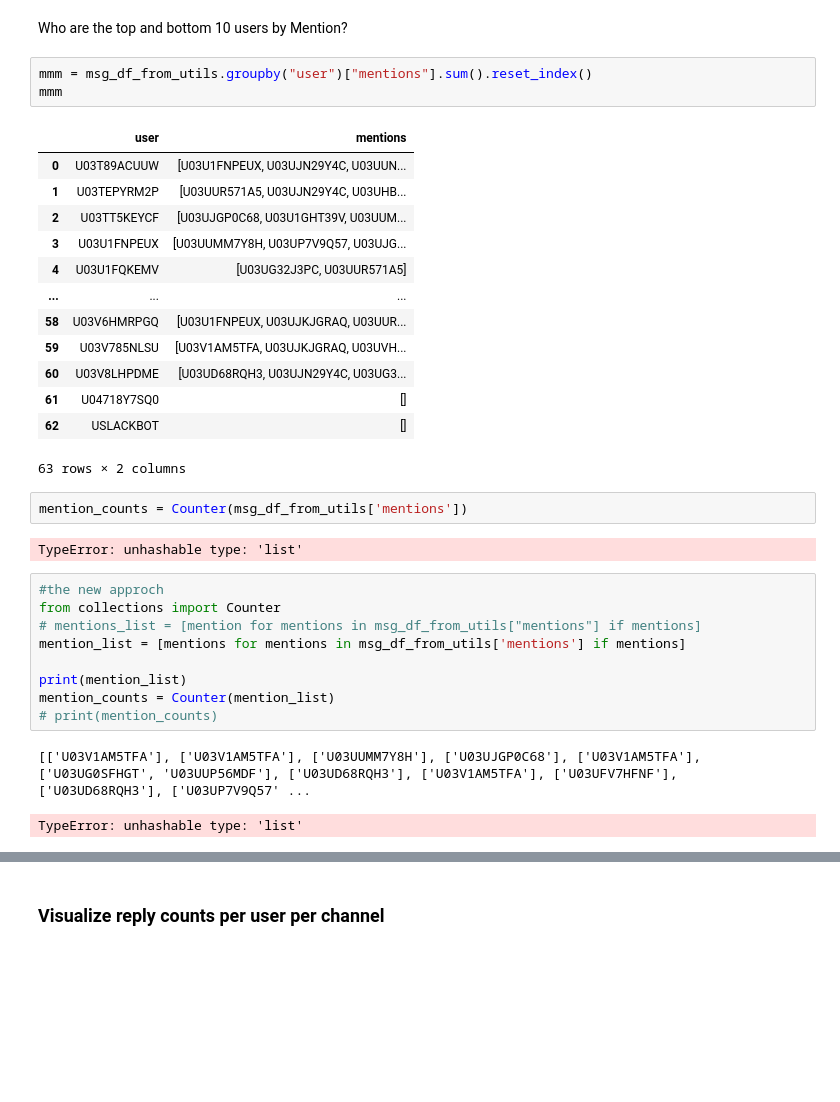
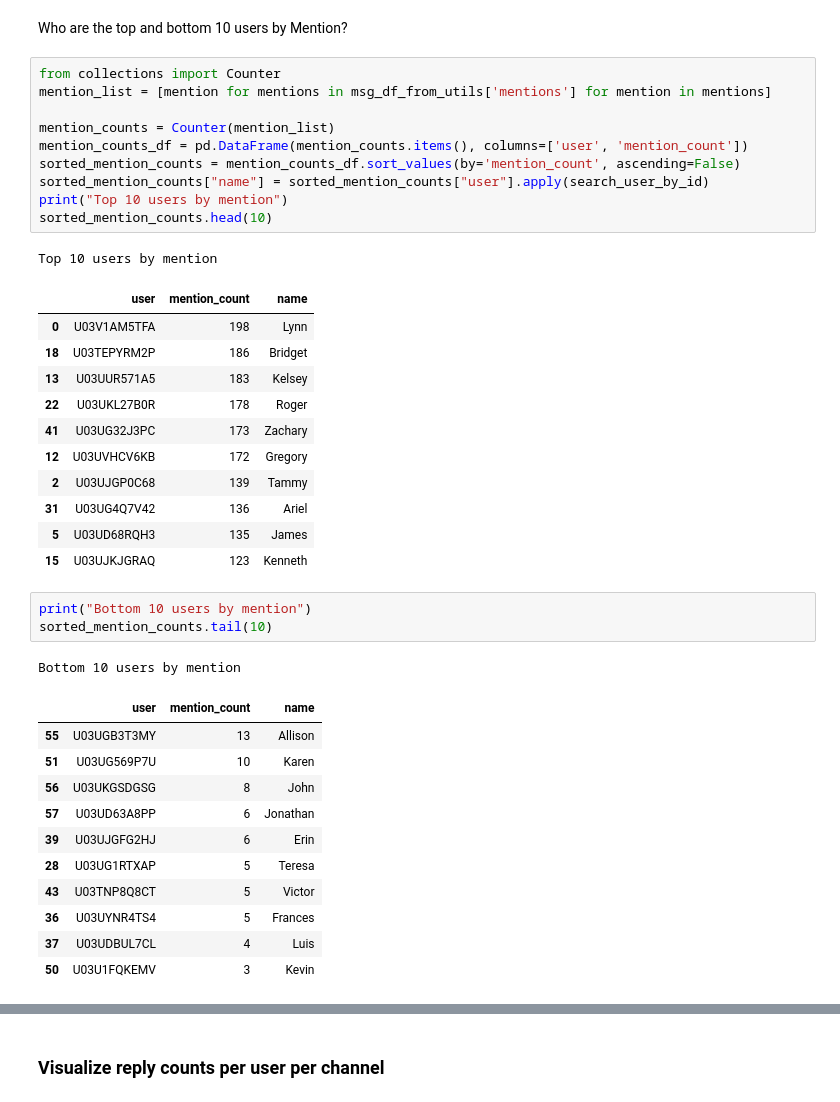
Before and after one commit to mussewold/week0_starter_network_analysis, a Jupyter notebook: notebooks/parse_slack_data.ipynb, the cells around one changed output, grey strips where cells are left out. Drawn from its saved outputs; the diff is of its cells as text; blank space fills up the shorter version.

```diff
--- a/notebooks/parse_slack_data.ipynb
+++ b/notebooks/parse_slack_data.ipynb
@@ -408,36 +392,42 @@ Bottom 10:
 | 66 | U03VAH809FC | 1 | Stephanie |
 # %% [markdown]
 Who are the top and bottom 10 users by Mention?
-# %%
-mmm = msg_df_from_utils.groupby("user")["mentions"].sum().reset_index()
-mmm
-# %% [output]
-|  | user | mentions |
-| 0 | U03T89ACUUW | [U03U1FNPEUX, U03UJN29Y4C, U03UUN... |
-| 1 | U03TEPYRM2P | [U03UUR571A5, U03UJN29Y4C, U03UHB... |
-| 2 | U03TT5KEYCF | [U03UJGP0C68, U03U1GHT39V, U03UUM... |
-| 3 | U03U1FNPEUX | [U03UUMM7Y8H, U03UP7V9Q57, U03UJG... |
-| 4 | U03U1FQKEMV | [U03UG32J3PC, U03UUR571A5] |
-| ... | ... | ... |
-| 58 | U03V6HMRPGQ | [U03U1FNPEUX, U03UJKJGRAQ, U03UUR... |
-| 59 | U03V785NLSU | [U03V1AM5TFA, U03UJKJGRAQ, U03UVH... |
-| 60 | U03V8LHPDME | [U03UD68RQH3, U03UJN29Y4C, U03UG3... |
-| 61 | U04718Y7SQ0 | [] |
-| 62 | USLACKBOT | [] |
-63 rows × 2 columns
-# %%
-mention_counts = Counter(msg_df_from_utils['mentions'])
-# %% [output]
-TypeError: unhashable type: 'list'
-# %%
-#the new approch
-from collections import Counter
-# mentions_list = [mention for mentions in msg_df_from_utils["mentions"] if mentions]
-mention_list = [mentions for mentions in msg_df_from_utils['mentions'] if mentions]
-
-print(mention_list)
-mention_counts = Counter(mention_list)
-# print(mention_counts)
-# %% [output]
-[['U03V1AM5TFA'], ['U03V1AM5TFA'], ['U03UUMM7Y8H'], ['U03UJGP0C68'], ['U03V1AM5TFA'], ['U03UG0SFHGT', 'U03UUP56MDF'], ['U03UD68RQH3'], ['U03V1AM5TFA'], ['U03UFV7HFNF'], ['U03UD68RQH3'], ['U03UP7V9Q57' ...
-TypeError: unhashable type: 'list'
+# %%
+from collections import Counter
+mention_list = [mention for mentions in msg_df_from_utils['mentions'] for mention in mentions]
+
+mention_counts = Counter(mention_list)
+mention_counts_df = pd.DataFrame(mention_counts.items(), columns=['user', 'mention_count'])
+sorted_mention_counts = mention_counts_df.sort_values(by='mention_count', ascending=False)
+sorted_mention_counts["name"] = sorted_mention_counts["user"].apply(search_user_by_id)
+print("Top 10 users by mention")
+sorted_mention_counts.head(10)
+# %% [output]
+Top 10 users by mention
+|  | user | mention_count | name |
+| 0 | U03V1AM5TFA | 198 | Lynn |
+| 18 | U03TEPYRM2P | 186 | Bridget |
+| 13 | U03UUR571A5 | 183 | Kelsey |
+| 22 | U03UKL27B0R | 178 | Roger |
+| 41 | U03UG32J3PC | 173 | Zachary |
+| 12 | U03UVHCV6KB | 172 | Gregory |
+| 2 | U03UJGP0C68 | 139 | Tammy |
+| 31 | U03UG4Q7V42 | 136 | Ariel |
+| 5 | U03UD68RQH3 | 135 | James |
+| 15 | U03UJKJGRAQ | 123 | Kenneth |
+# %%
+print("Bottom 10 users by mention")
+sorted_mention_counts.tail(10)
+# %% [output]
+Bottom 10 users by mention
+|  | user | mention_count | name |
+| 55 | U03UGB3T3MY | 13 | Allison |
+| 51 | U03UG569P7U | 10 | Karen |
+| 56 | U03UKGSDGSG | 8 | John |
+| 57 | U03UD63A8PP | 6 | Jonathan |
+| 39 | U03UJGFG2HJ | 6 | Erin |
+| 28 | U03UG1RTXAP | 5 | Teresa |
+| 43 | U03TNP8Q8CT | 5 | Victor |
+| 36 | U03UYNR4TS4 | 5 | Frances |
+| 37 | U03UDBUL7CL | 4 | Luis |
+| 50 | U03U1FQKEMV | 3 | Kevin |
```
Also changed, not shown: parts of 12 cells of this notebook.
